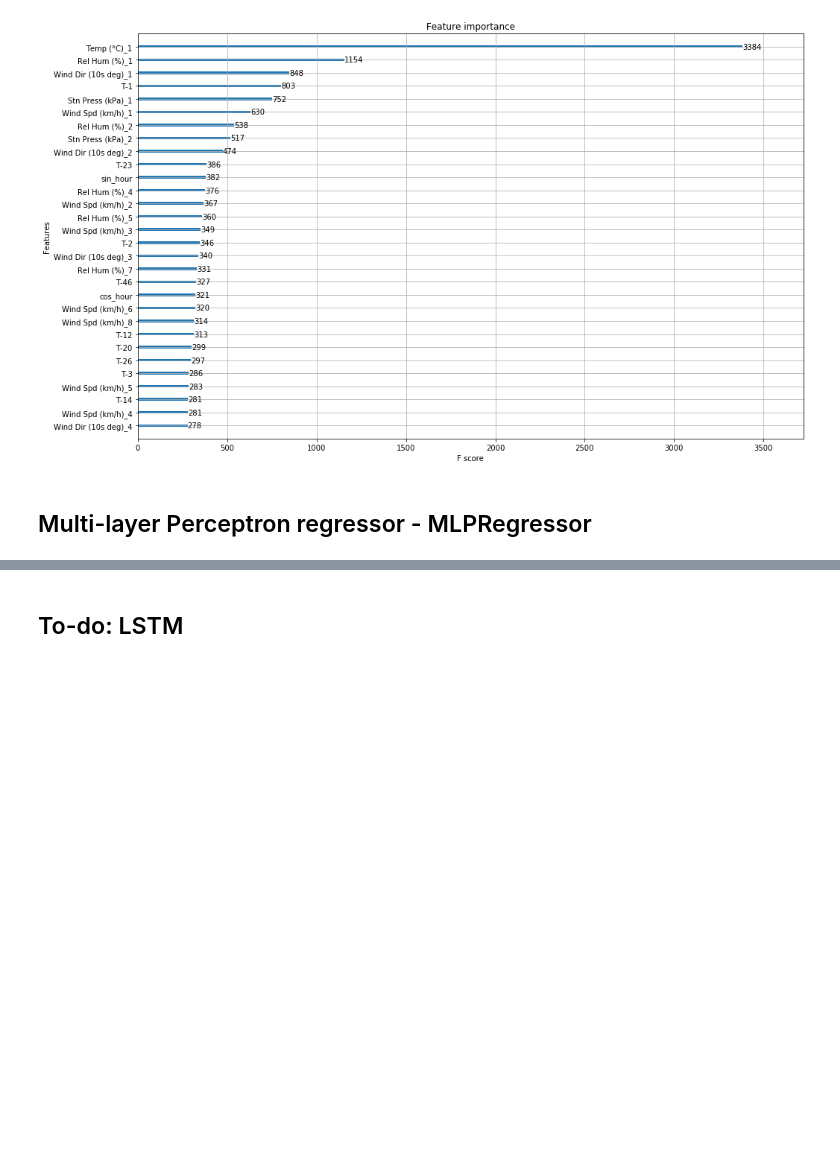
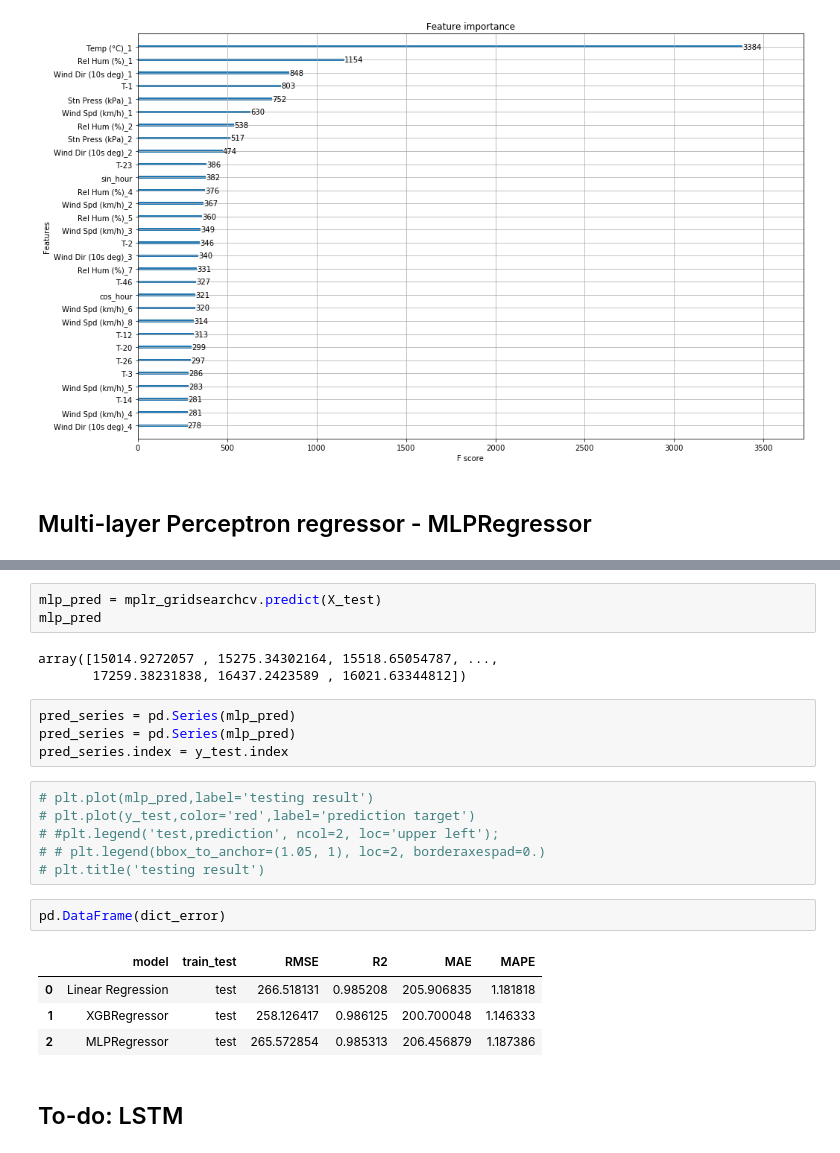
Before and after one commit to camadi/Ontario_Hourly_Electricity_Demand_Forecast, a Jupyter notebook: src/market_demand_prediction.ipynb, the cells around one changed output, grey strips where cells are left out. Cells and saved outputs as stored; diff of their text form; blank space fills up the shorter version.

```diff
--- a/src/market_demand_prediction.ipynb
+++ b/src/market_demand_prediction.ipynb
@@ -1300,3 +1305,26 @@ Mean Absolute Percentage Error: 1.25%
+# %%
+mlp_pred = mplr_gridsearchcv.predict(X_test)
+mlp_pred
+# %% [output]
+array([15014.9272057 , 15275.34302164, 15518.65054787, ...,
+       17259.38231838, 16437.2423589 , 16021.63344812])
+# %%
+pred_series = pd.Series(mlp_pred)
+pred_series = pd.Series(mlp_pred)
+pred_series.index = y_test.index
+# %%
+# plt.plot(mlp_pred,label='testing result')
+# plt.plot(y_test,color='red',label='prediction target')
+# #plt.legend('test,prediction', ncol=2, loc='upper left');
+# # plt.legend(bbox_to_anchor=(1.05, 1), loc=2, borderaxespad=0.)
+# plt.title('testing result')
+# %%
+pd.DataFrame(dict_error)
+# %% [output]
+|  | model | train_test | RMSE | R2 | MAE | MAPE |
+| 0 | Linear Regression | test | 266.518131 | 0.985208 | 205.906835 | 1.181818 |
+| 1 | XGBRegressor | test | 258.126417 | 0.986125 | 200.700048 | 1.146333 |
+| 2 | MLPRegressor | test | 265.572854 | 0.985313 | 206.456879 | 1.187386 |
 # %% [markdown]
 ## To-do: LSTM
 # %%
```
Also changed, not shown: parts of 5 cells of this notebook.
